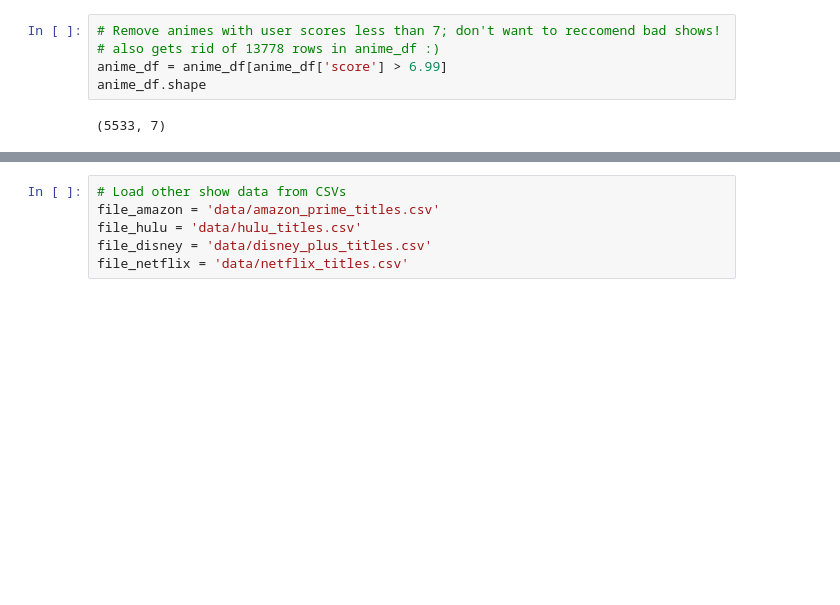
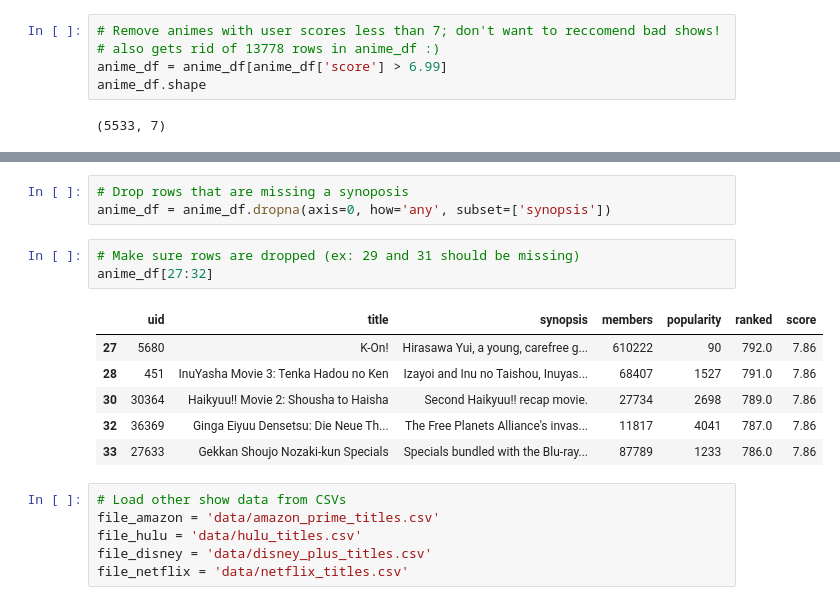
Before and after one commit to dseg27/Animeniacs, a Jupyter notebook: databases.ipynb, the cells around one changed output, grey strips where cells are left out. Saved outputs shown, nothing was run; the diff lists cells and outputs as text; blank space fills up the shorter version.

Commit message:
cleaned anime csv; drop rows w missing desc

```diff
--- a/databases.ipynb
+++ b/databases.ipynb
@@ -58,3 +53,16 @@ anime_df.head()
+# %%
+# Drop rows that are missing a synoposis
+anime_df = anime_df.dropna(axis=0, how='any', subset=['synopsis'])
+# %%
+# Make sure rows are dropped (ex: 29 and 31 should be missing)
+anime_df[27:32]
+# %% [output]
+|  | uid | title | synopsis | members | popularity | ranked | score |
+| 27 | 5680 | K-On! | Hirasawa Yui, a young, carefree g... | 610222 | 90 | 792.0 | 7.86 |
+| 28 | 451 | InuYasha Movie 3: Tenka Hadou no Ken | Izayoi and Inu no Taishou, Inuyas... | 68407 | 1527 | 791.0 | 7.86 |
+| 30 | 30364 | Haikyuu!! Movie 2: Shousha to Haisha | Second Haikyuu!! recap movie. | 27734 | 2698 | 789.0 | 7.86 |
+| 32 | 36369 | Ginga Eiyuu Densetsu: Die Neue Th... | The Free Planets Alliance's invas... | 11817 | 4041 | 787.0 | 7.86 |
+| 33 | 27633 | Gekkan Shoujo Nozaki-kun Specials | Specials bundled with the Blu-ray... | 87789 | 1233 | 786.0 | 7.86 |
 # %%
 # Load other show data from CSVs
 file_amazon = 'data/amazon_prime_titles.csv'
```
Also changed, not shown: parts of 5 cells of this notebook, 1 other file.
